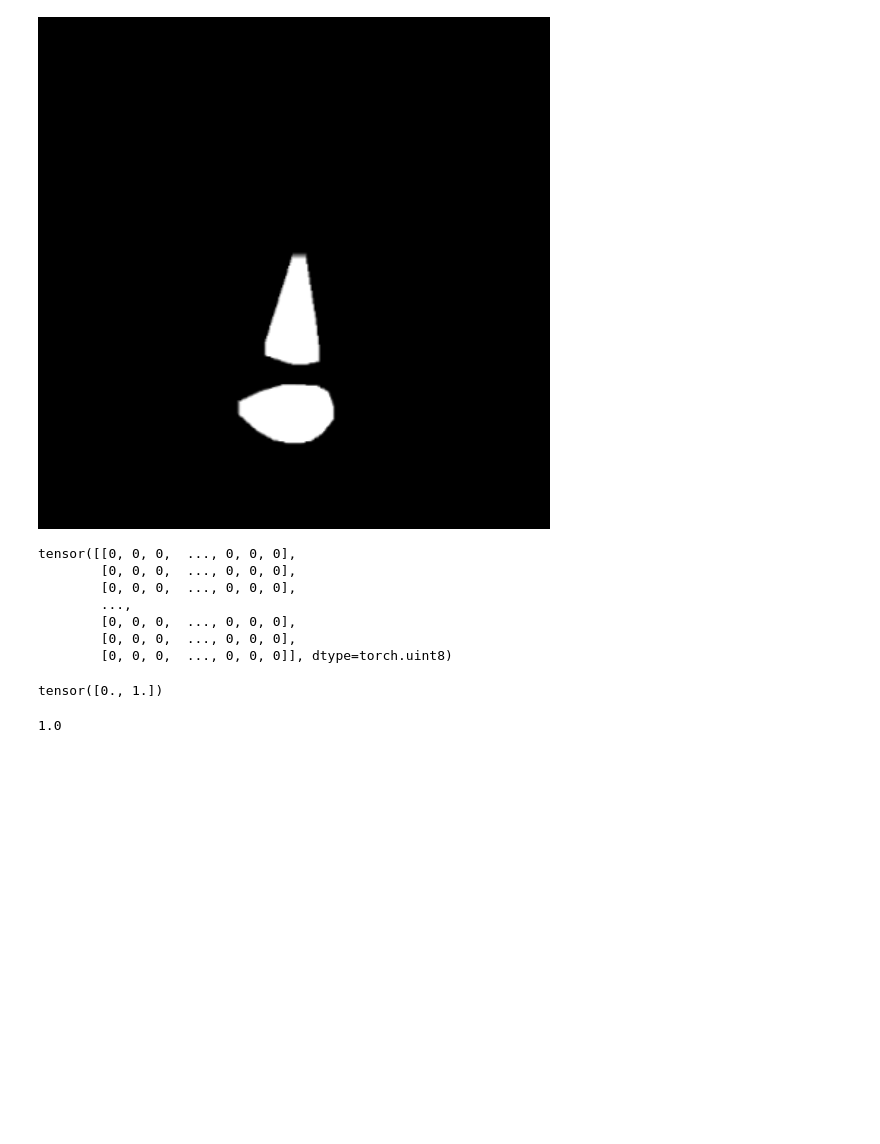
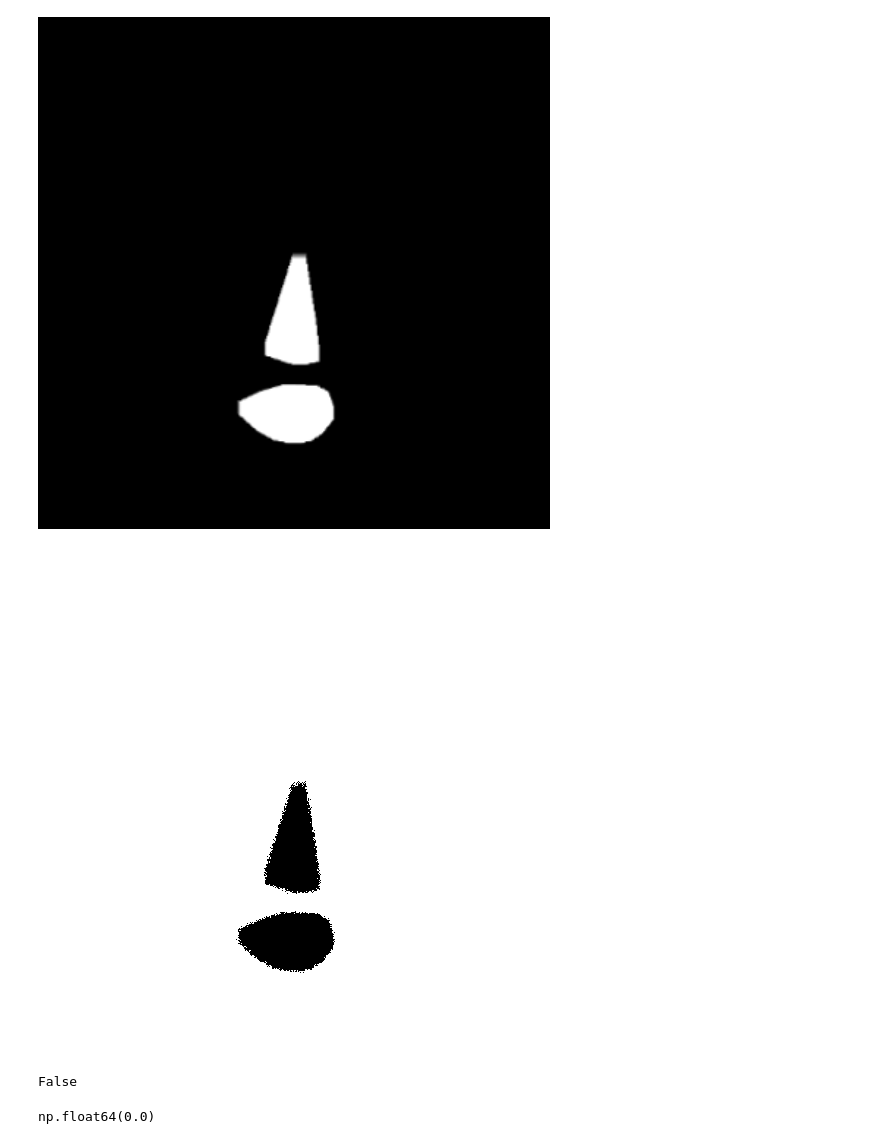
Before and after one commit to gaesu-96/custom_loupe, a Jupyter notebook: dataset_preprocess.ipynb, the cells around one changed output. Drawn from its saved outputs; the diff is of its cells as text; code cells hidden in the pictures; blank space fills up the shorter version.

```diff
--- a/dataset_preprocess.ipynb
+++ b/dataset_preprocess.ipynb
@@ -75,7 +75,7 @@ import os
 from datasets import load_dataset
 
 validset = load_dataset(
-    "parquet", data_files=os.path.join("/gemini/space/jyc/track1", "valid.parquet")
+    "parquet", data_files=os.path.join("/gemini/space/jyc/track1", "train.parquet")
 )
 validset
 # %% [output]
@@ -149,38 +146,38 @@ image2, mask2 = validset["train"][1]["image"], validset["train"][1]["mask"]
 mask
 # %% [output]
 [figure]
-# %%
-import torch
-import numpy as np
-
-mask = torch.tensor(np.array(mask.convert("L")))
-min_val, max_val = mask.min(), mask.max()
-if max_val - min_val > 0:
-    mask = (mask - min_val) / (max_val - min_val)
-else:
-    mask = torch.zeros_like(mask, dtype=torch.uint8)
-mask = (mask >= 0.5).to(torch.uint8)
-mask
-# %% [output]
-tensor([[0, 0, 0,  ..., 0, 0, 0],
-        [0, 0, 0,  ..., 0, 0, 0],
-        [0, 0, 0,  ..., 0, 0, 0],
-        ...,
-        [0, 0, 0,  ..., 0, 0, 0],
-        [0, 0, 0,  ..., 0, 0, 0],
-        [0, 0, 0,  ..., 0, 0, 0]], dtype=torch.uint8)
+# %%
+import torch
+
+
+bin_mask = processor.convert_to_binary_masks(mask)
+# reduce labels
+processed_mask = torch.where(bin_mask == 0, 255, bin_mask - 1).to(
+    dtype=torch.uint8
+)
+# %%
+Image.fromarray((processed_mask.cpu()).numpy())
+# %% [output]
+[figure, added]
 # %%
 import torch
-# loupe_output = processor(image, mask, return_tensors="pt", do_normalize=False)
-mask_labels = mask2processor.preprocess(image, mask, do_normalize=True, do_rescale=True, do_reduce_labels=True, ignore_index=255)["mask_labels"]
-torch.unique(mask_labels[0])
+
+inputs = processor(image, mask, return_tensors="pt")
+with torch.no_grad():
+    outputs = model(**inputs)
+segmentation = processor.post_process_segmentation(
+    outputs["class_queries_logits"], outputs["masks_queries_logits"], target_sizes=[(512, 512)]
+)
-# %% [output]
-tensor([0., 1.])
+# %%
+Image.fromarray((segmentation[0].cpu()).numpy())
+torch.any(segmentation[0] == 0).item()
+# %% [output]
+False
 # %%
 from src.metric import Metric
 import torch
 from torchvision import transforms
 metric = Metric()
-metric.compute_iou([mask], [mask])
+metric.compute_iou(segmentation, [processed_mask])
 # %% [output]
-1.0
+np.float64(0.0)
```
Also changed, not shown: parts of 13 cells of this notebook, 18 other files.
